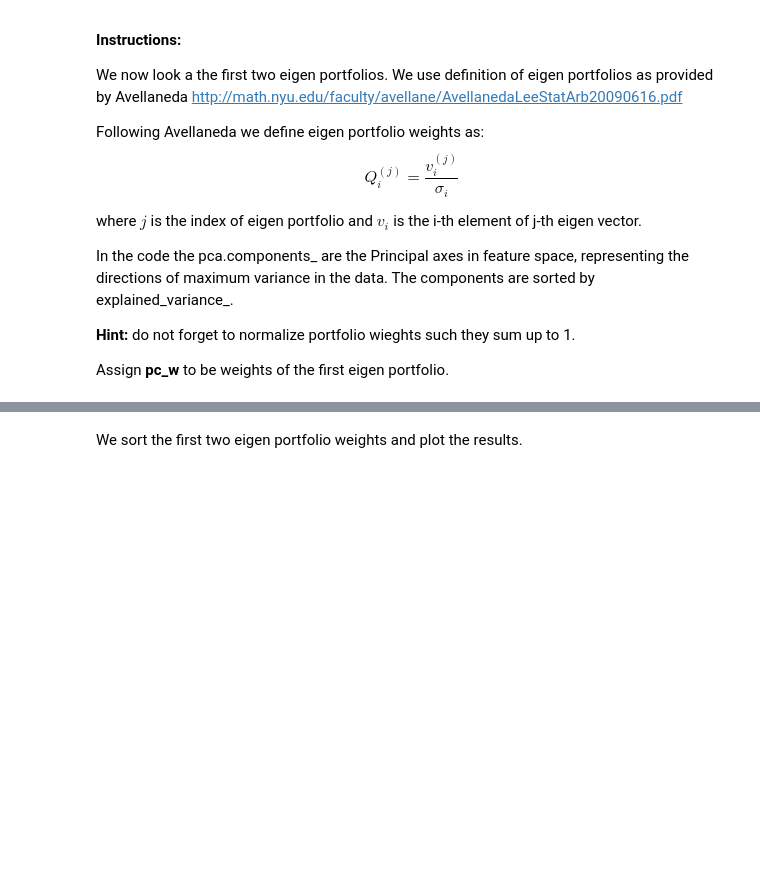
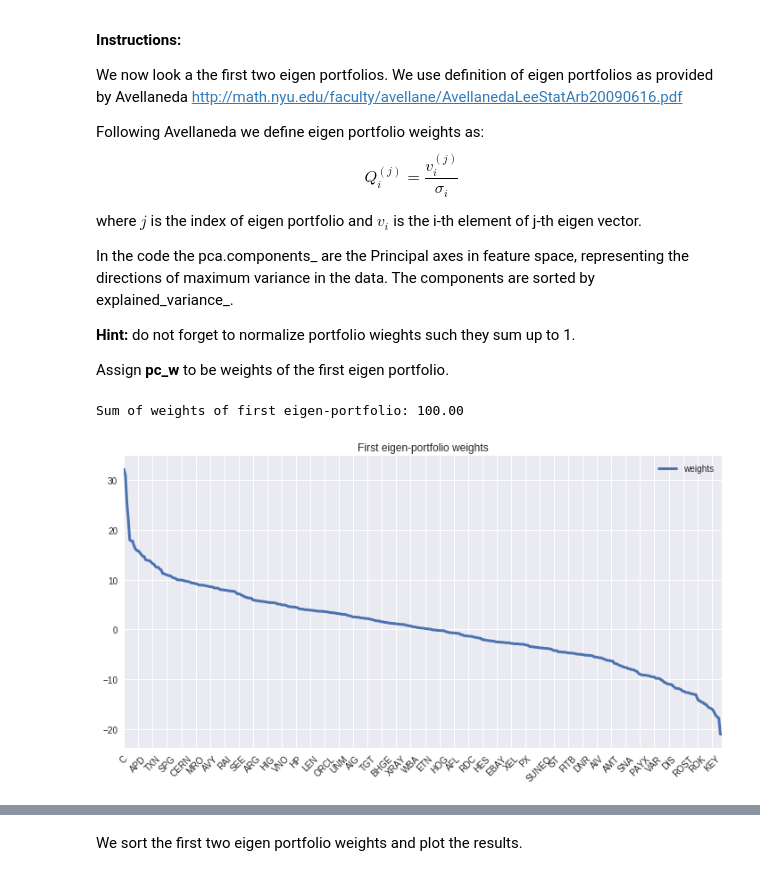
Before and after one commit to dennislamcv1/NYUML, a Jupyter notebook: Fundamentals of Machine Learning in Finance/pca_eigen_portfolios_m2_ex3.ipynb, the cells around one changed output, grey strips where cells are left out. Cells and saved outputs as stored; diff of their text form; code cells hidden in the pictures; blank space fills up the shorter version.

```diff
--- a/Fundamentals of Machine Learning in Finance/pca_eigen_portfolios_m2_ex3.ipynb
+++ b/Fundamentals of Machine Learning in Finance/pca_eigen_portfolios_m2_ex3.ipynb
@@ -246,26 +271,29 @@ Assign **pc_w** to be weights of the first eigen portfolio.
 # %%
 # the first two eigen-portfolio weights# the fi
 # first component
 # get the Principal components
 pc_w = np.zeros(len(stock_tickers))
 eigen_prtf1 = pd.DataFrame(data ={'weights': pc_w.squeeze()*100}, index = stock_tickers)
 if pca is not None:
     pcs = pca.components_
 
     ### START CODE HERE ### (≈ 1-2 lines of code)
     # normalized to 1
-
+    pc_w = pcs[:,0]/np.sum(pcs[:,0])
 
     ### END CODE HERE ###
 
     eigen_prtf1 = pd.DataFrame(data ={'weights': pc_w.squeeze()*100}, index = stock_tickers)
     eigen_prtf1.sort_values(by=['weights'], ascending=False, inplace=True)
     print('Sum of weights of first eigen-portfolio: %.2f' % np.sum(eigen_prtf1))
     eigen_prtf1.plot(title='First eigen-portfolio weights',
                      figsize=(12,6),
                      xticks=range(0, len(stock_tickers),10),
                      rot=45,
                      linewidth=3)
+# %% [output]
+Sum of weights of first eigen-portfolio: 100.00
+[figure, added]
 # %%
 ### GRADED PART (DO NOT EDIT) ###
 part_3 = list(eigen_prtf1.squeeze().values)
```
Also changed, not shown: parts of 17 cells of this notebook, 15 other files.
